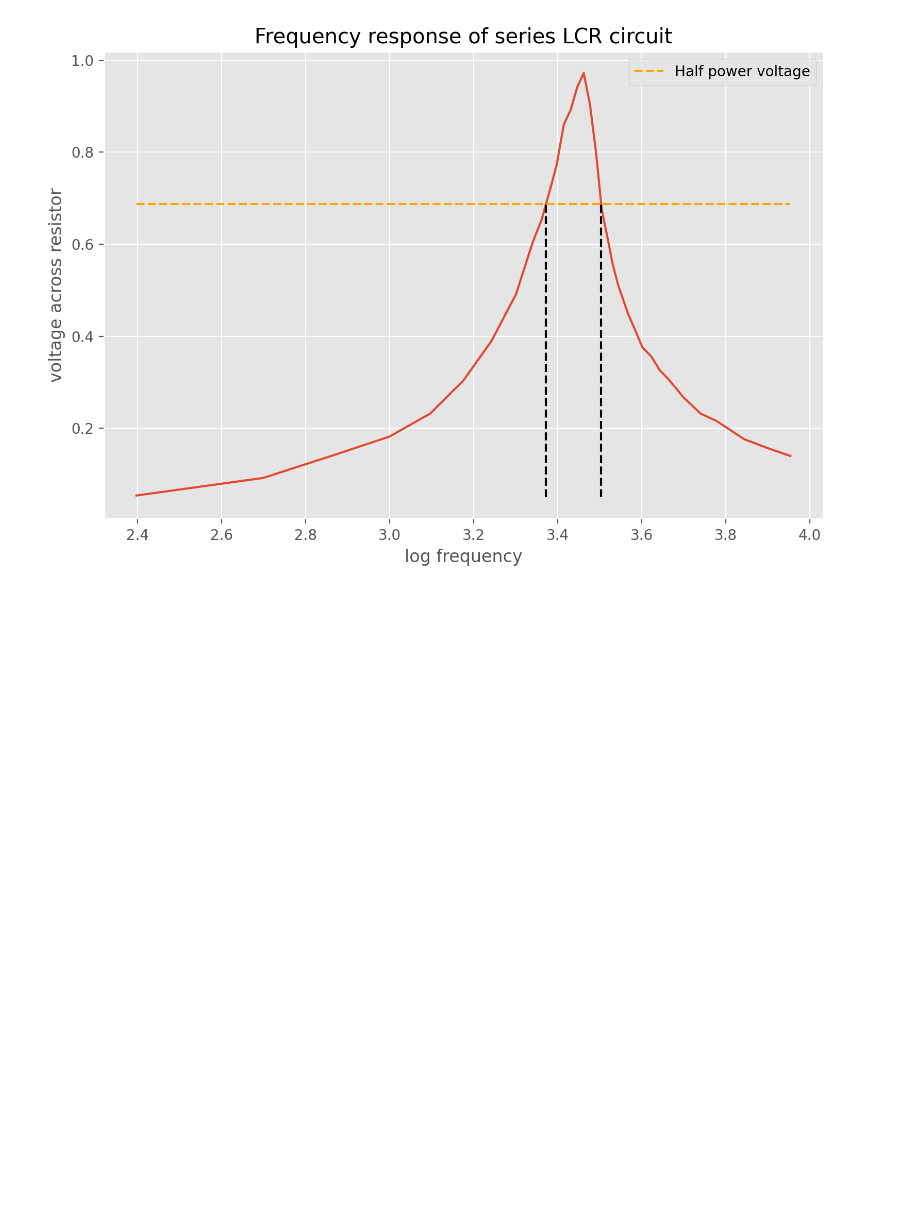
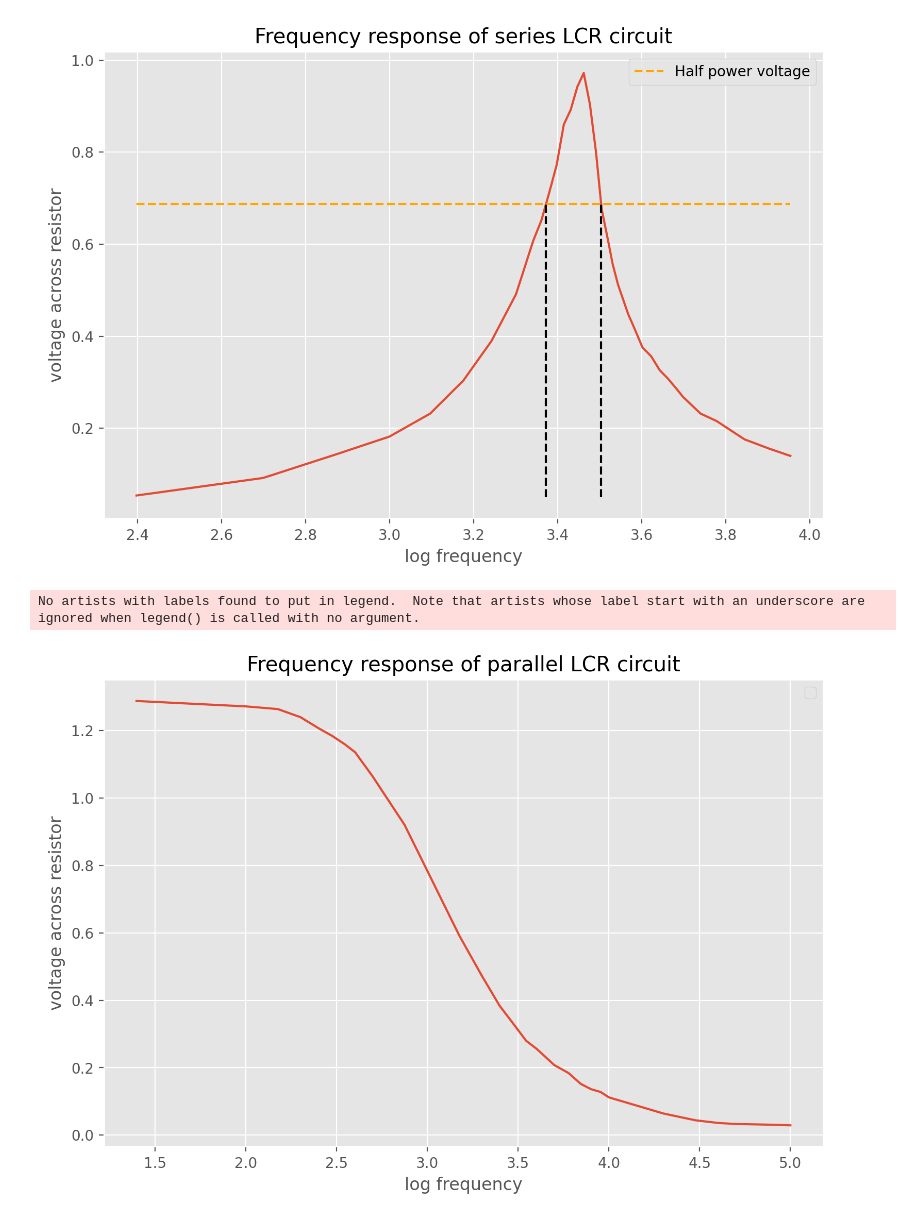
Before and after one commit to Rally0078/LabExperiments, a Jupyter notebook: LCR/lcr.ipynb, the cells around one changed output. Saved outputs shown, nothing was run; the diff lists cells and outputs as text; code cells hidden in the pictures; blank space fills up the shorter version.

Commit message:
Added parallel plot

```diff
--- a/LCR/lcr.ipynb
+++ b/LCR/lcr.ipynb
@@ -32,3 +32,19 @@ Cutoff freqs are: 2.359e+03 Hz, and 3.189e+03 Hz
 Bandwidth = 829.9 Hz
 Q-factor is 3.494
 [figure]
+# %%
+df2 = pd.read_csv('parallel.csv')
+logf = np.log10(df2['freq'].to_numpy()*1000)
+voltage = df2['voltage'].to_numpy()
+
+plt.figure(figsize=(9,6),dpi=200)
+plt.plot(logf, voltage)
+plt.xlabel('log frequency')
+plt.ylabel('voltage across resistor')
+plt.legend()
+plt.title('Frequency response of parallel LCR circuit')
+plt.savefig('parallel.png')
+plt.show()
+# %% [output]
+No artists with labels found to put in legend.  Note that artists whose label start with an underscore are ignored when legend() is called with no argument.
+[figure, added]
```
Also changed, not shown: 2 other files.
